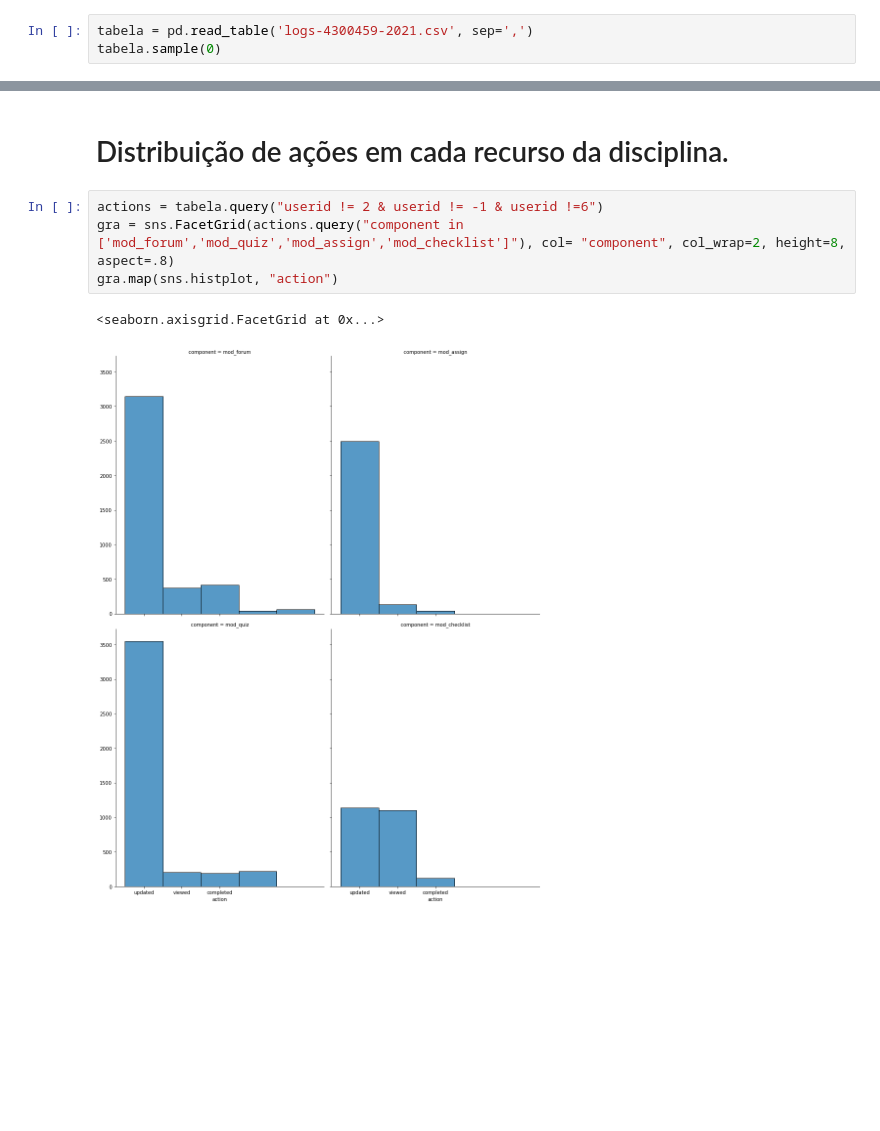
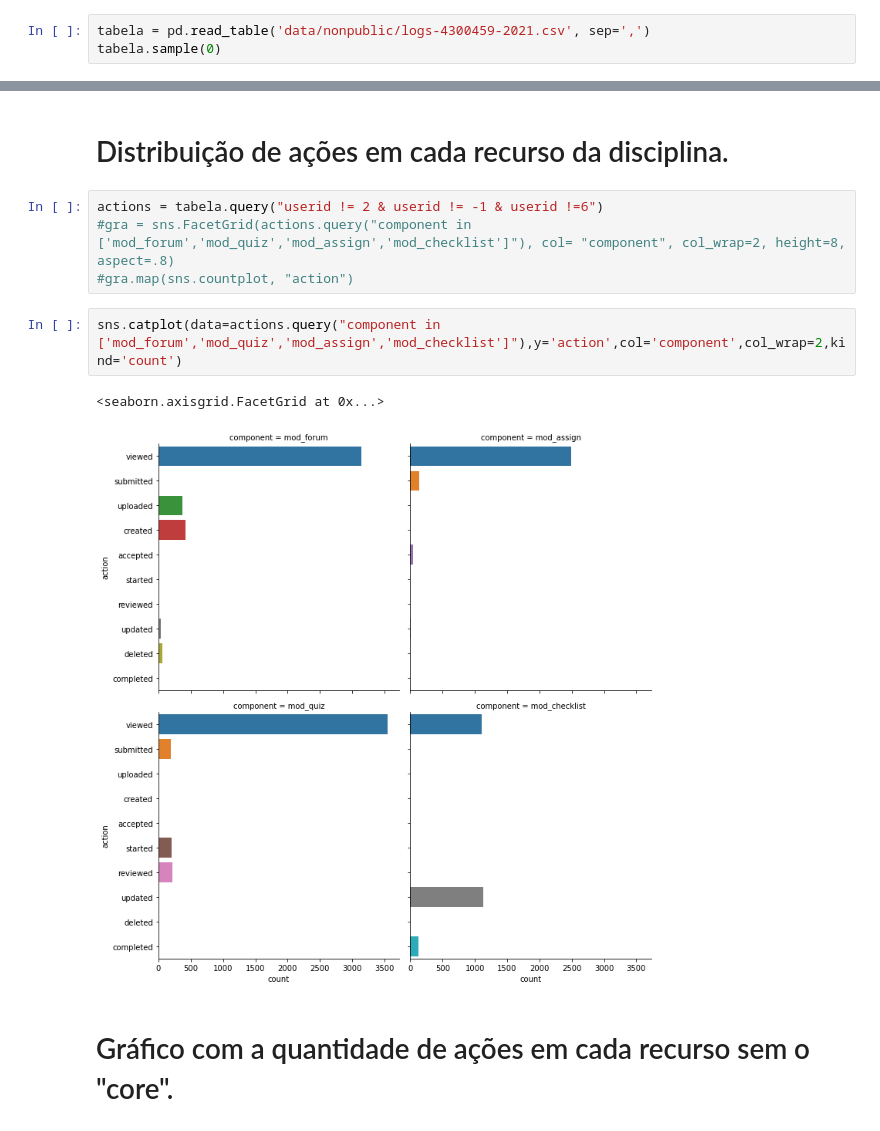
Before and after one commit to atp/edisc-analytics, a Jupyter notebook: analiseengajamento.ipynb, the cells around one changed output, grey strips where cells are left out. Drawn from its saved outputs; the diff is of its cells as text; blank space fills up the shorter version.

```diff
--- a/analiseengajamento.ipynb
+++ b/analiseengajamento.ipynb
@@ -11,7 +11,7 @@ import seaborn as sns
 import plotly.offline as py
 import plotly.graph_objs as go
 # %%
-tabela = pd.read_table('logs-4300459-2021.csv', sep=',')
+tabela = pd.read_table('data/nonpublic/logs-4300459-2021.csv', sep=',')
 tabela.sample(0)
 # %% [output]
 |  | id | eventname | component | action | target | objecttable | objectid | crud | edulevel | contextid | ... |
@@ -133,8 +123,12 @@ Text(0, 0.5, 'Alunos')
 # Distribuição de ações em cada recurso da disciplina.
 # %%
 actions = tabela.query("userid != 2 & userid != -1 & userid !=6")
-gra = sns.FacetGrid(actions.query("component in ['mod_forum','mod_quiz','mod_assign','mod_checklist']"), col= "component", col_wrap=2, height=8, aspect=.8)
-gra.map(sns.histplot, "action")
+#gra = sns.FacetGrid(actions.query("component in ['mod_forum','mod_quiz','mod_assign','mod_checklist']"), col= "component", col_wrap=2, height=8, aspect=.8)
+#gra.map(sns.countplot, "action")
-# %% [output]
-<seaborn.axisgrid.FacetGrid at 0x...>
-[figure, removed]
+# %%
+sns.catplot(data=actions.query("component in ['mod_forum','mod_quiz','mod_assign','mod_checklist']"),y='action',col='component',col_wrap=2,kind='count')
+# %% [output]
+<seaborn.axisgrid.FacetGrid at 0x...>
+[figure, added]
+# %% [markdown]
+# Gráfico com a quantidade de ações em cada recurso sem o "core".
```
Also changed, not shown: parts of 8 cells of this notebook.
